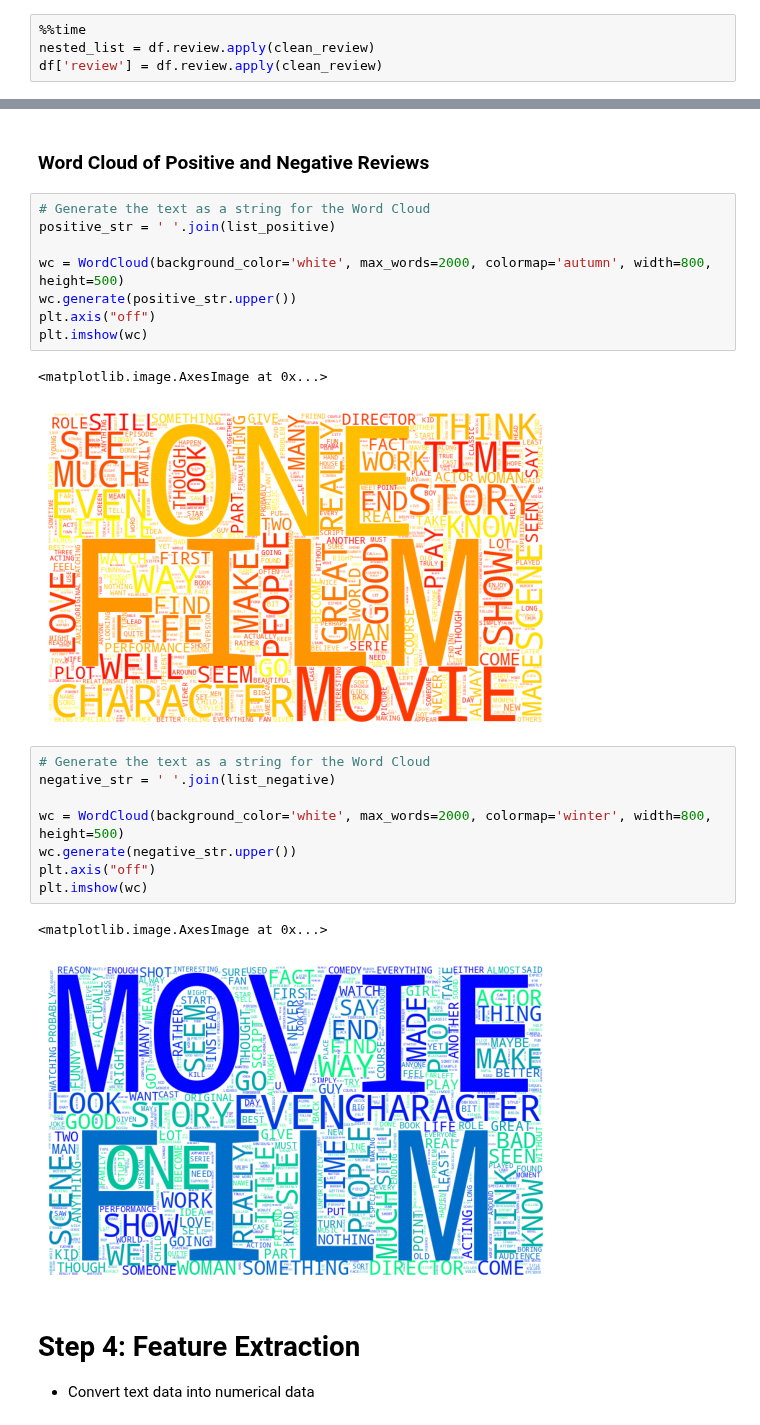
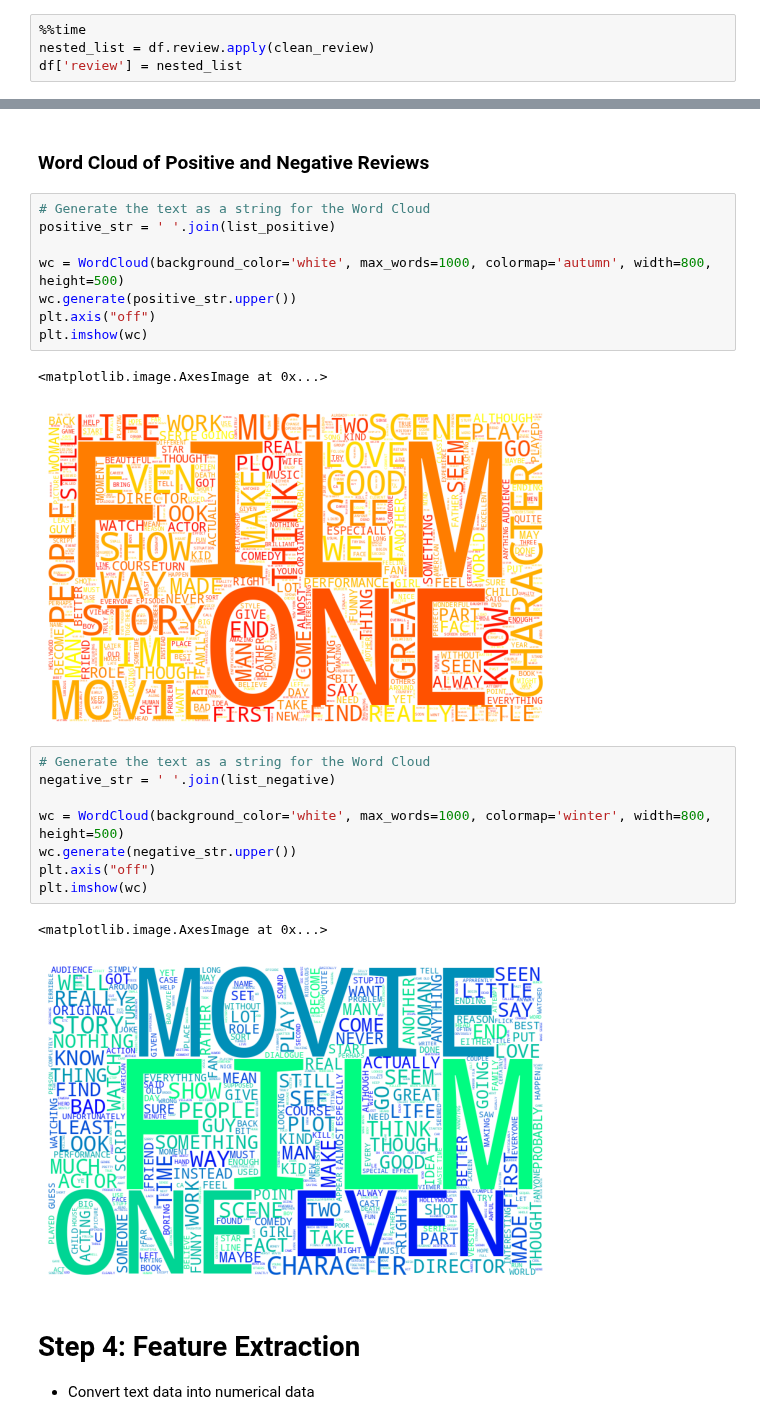
Before and after one commit to fatimagulomova/iu-projects, a Jupyter notebook: DLBAIPNLP01/sentiment-analysis-on-movie-reviews.ipynb, the cells around one changed output, grey strips where cells are left out. Drawn from its saved outputs; the diff is of its cells as text.

Commit message:
Kaggle Notebook | Sentiment Analysis on Movie Reviews | Version 5

```diff
--- a/DLBAIPNLP01/sentiment-analysis-on-movie-reviews.ipynb
+++ b/DLBAIPNLP01/sentiment-analysis-on-movie-reviews.ipynb
@@ -138,5 +157,5 @@ def clean_review(text, wl=WordNetLemmatizer(),
 # %%
 %%time
 nested_list = df.review.apply(clean_review)
-df['review'] = df.review.apply(clean_review)
+df['review'] = nested_list
 # %% [output]
@@ -272,24 +291,24 @@ plt.show()
 # Generate the text as a string for the Word Cloud
 positive_str = ' '.join(list_positive)
 
-wc = WordCloud(background_color='white', max_words=2000, colormap='autumn', width=800, height=500)
+wc = WordCloud(background_color='white', max_words=1000, colormap='autumn', width=800, height=500)
 wc.generate(positive_str.upper())
 plt.axis("off")
 plt.imshow(wc)
 # %% [output]
 <matplotlib.image.AxesImage at 0x...>
-[figure, old version]
+[figure, new version]
 # %%
 # Generate the text as a string for the Word Cloud
 negative_str = ' '.join(list_negative)
 
-wc = WordCloud(background_color='white', max_words=2000, colormap='winter', width=800, height=500)
+wc = WordCloud(background_color='white', max_words=1000, colormap='winter', width=800, height=500)
 wc.generate(negative_str.upper())
 plt.axis("off")
 plt.imshow(wc)
 # %% [output]
 <matplotlib.image.AxesImage at 0x...>
-[figure, old version]
+[figure, new version]
 # %% [markdown]
 # Step 4: Feature Extraction
 
```
Also changed, not shown: parts of 10 cells of this notebook.
